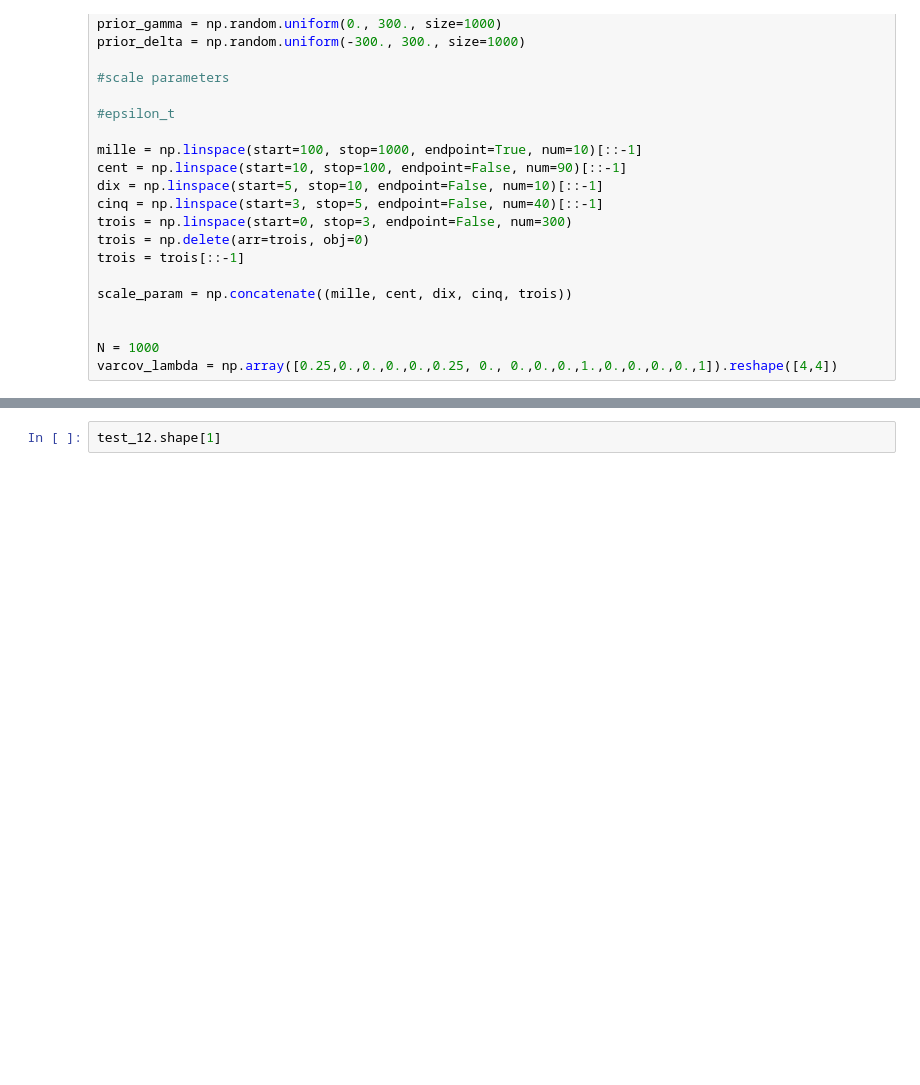
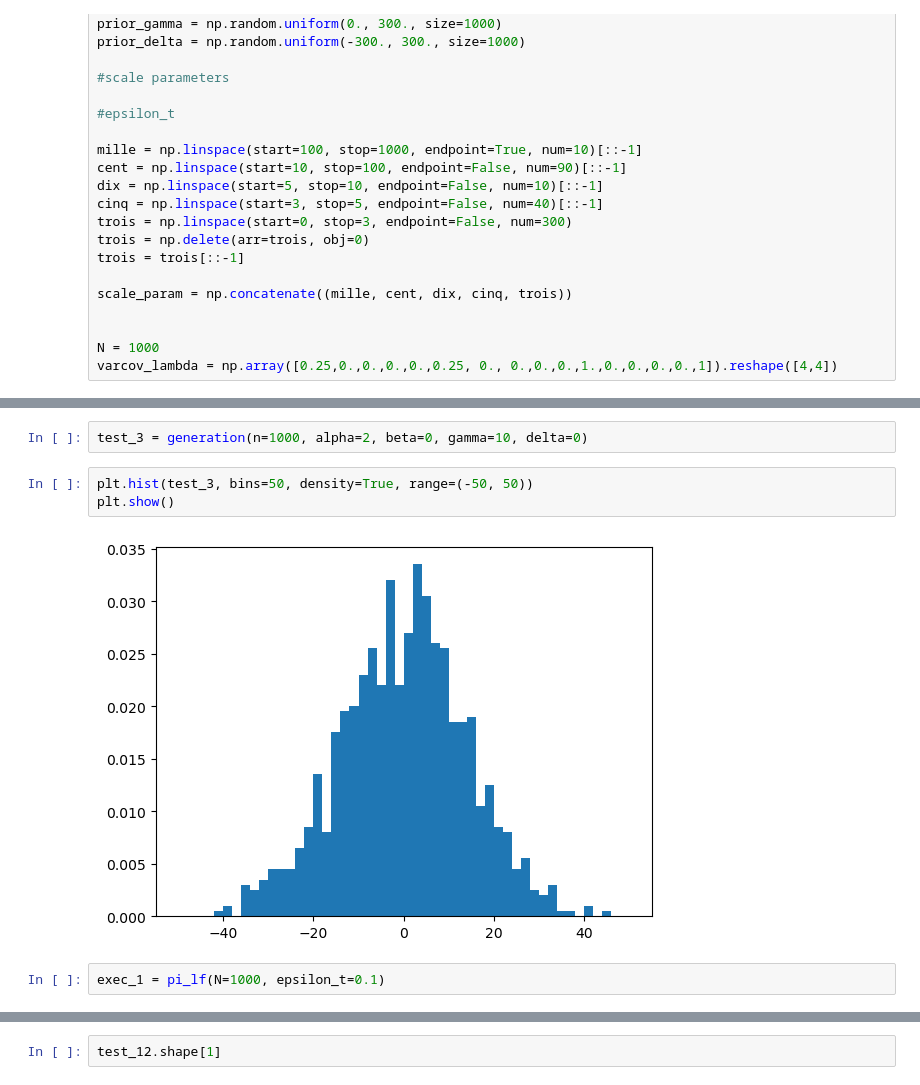
Before and after one commit to tpaquier/Projet_monte_carlo, a Jupyter notebook: Q3.ipynb, the cells around one changed output, grey strips where cells are left out. Saved outputs shown, nothing was run; the diff lists cells and outputs as text; blank space fills up the shorter version.

```diff
--- a/Q3.ipynb
+++ b/Q3.ipynb
@@ -238,0 +269,9 @@ SyntaxError: non-default argument follows default argument (1901996732.py, line
+# %%
+test_3 = generation(n=1000, alpha=2, beta=0, gamma=10, delta=0)
+# %%
+plt.hist(test_3, bins=50, density=True, range=(-50, 50))
+plt.show()
+# %% [output]
+[figure, added]
+# %%
+exec_1 = pi_lf(N=1000, epsilon_t=0.1)
```
Also changed, not shown: parts of 18 cells of this notebook.
